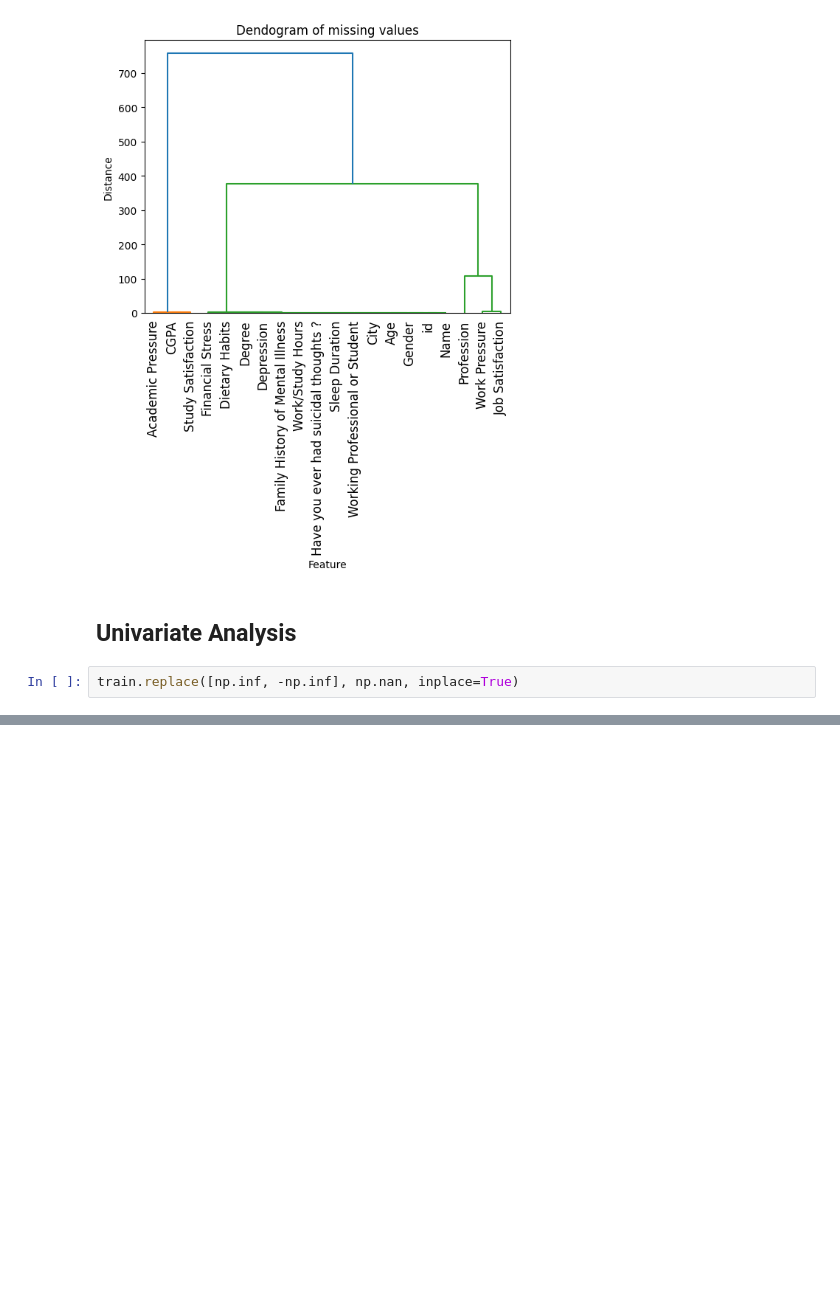
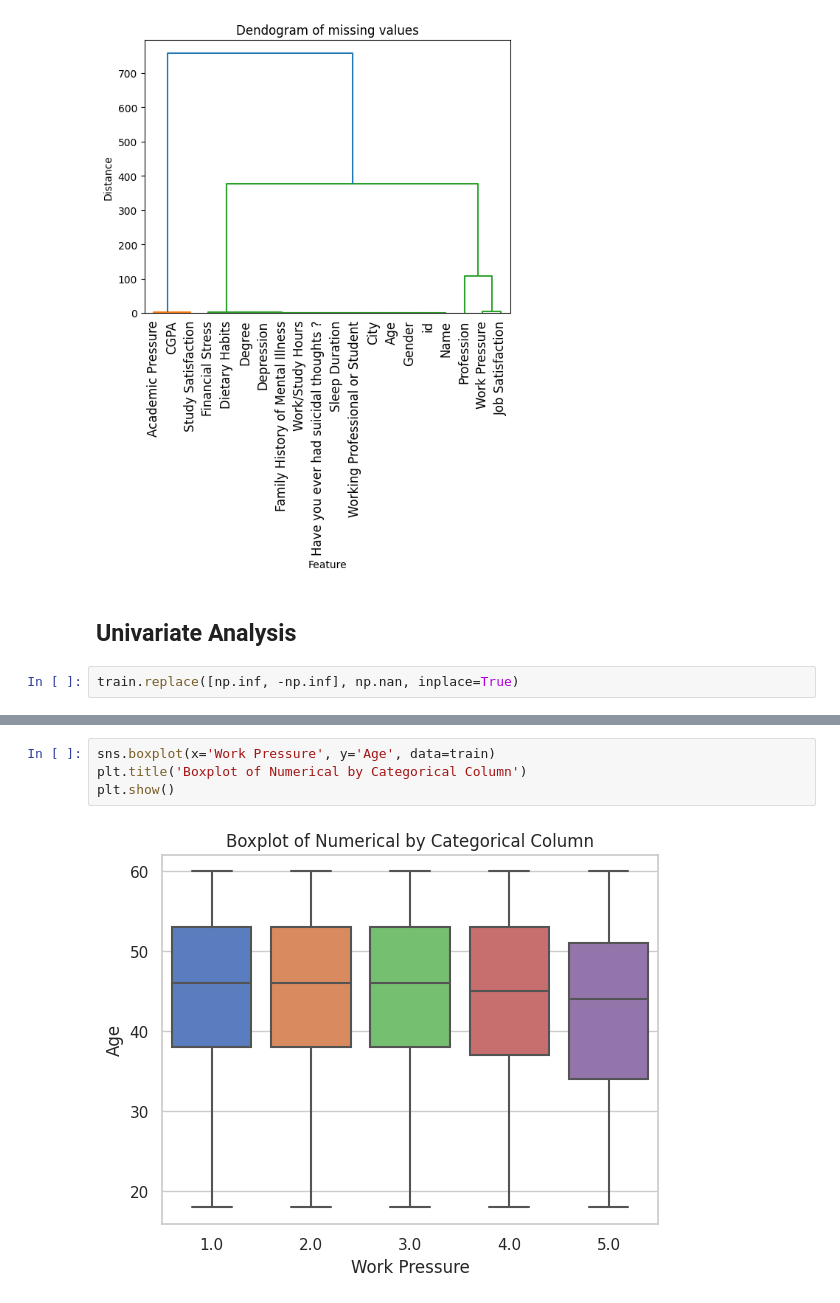
Before and after one commit to ShadowCoder151/Kaggle_Notebooks, a Jupyter notebook: EDA_Template.ipynb, the cells around one changed output, grey strips where cells are left out. Drawn from its saved outputs; the diff is of its cells as text; blank space fills up the shorter version.

```diff
--- a/EDA_Template.ipynb
+++ b/EDA_Template.ipynb
@@ -229,0 +249,6 @@ plt.show()
+# %%
+sns.boxplot(x='Work Pressure', y='Age', data=train)
+plt.title('Boxplot of Numerical by Categorical Column')
+plt.show()
+# %% [output]
+[figure, added]
```
Also changed, not shown: parts of 11 cells of this notebook.
